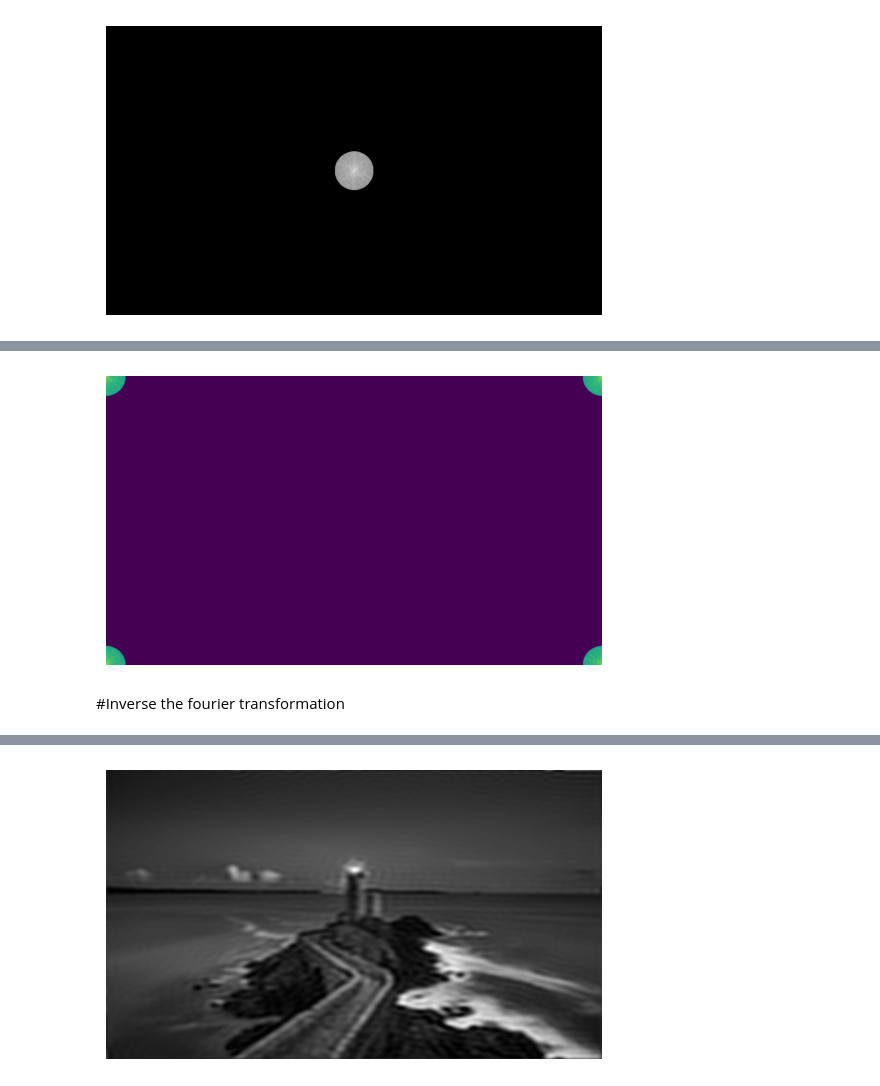
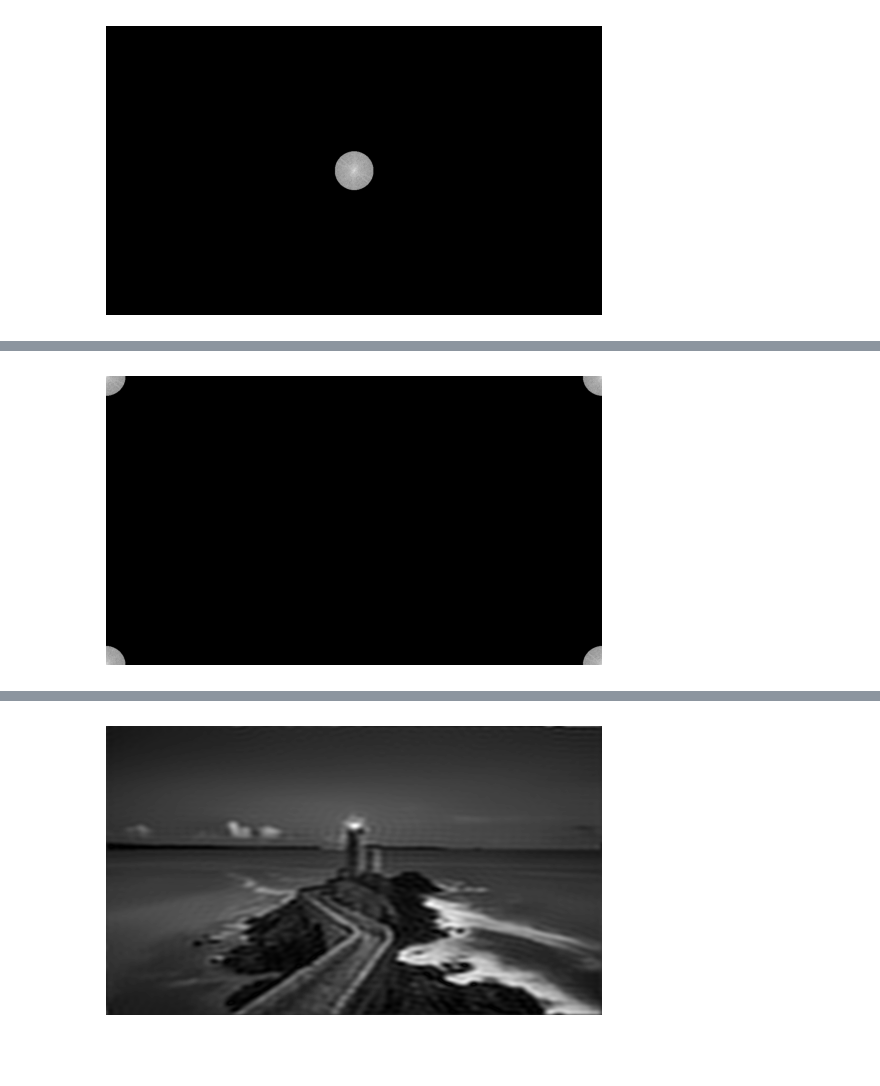
Before and after one commit to rahul-727/Computer-vision-lab-work, a Jupyter notebook: 2348544_CV_Lab_5.ipynb, the cells around one changed output, grey strips where cells are left out. Drawn from its saved outputs; the diff is of its cells as text; code cells hidden in the pictures; blank space fills up the shorter version.

```diff
--- a/2348544_CV_Lab_5.ipynb
+++ b/2348544_CV_Lab_5.ipynb
@@ -65,10 +94,7 @@ plt.show()
 # %%
 G = np.fft.ifftshift(Gshift)
-plt.imshow(np.log1p(np.abs(G))),
-cmap=('gray')
+plt.imshow(np.log1p(np.abs(G)), cmap='gray')
 plt.axis('off')
 plt.show()
 # %% [output]
-[figure, old version]
+[figure, new version]
-# %% [markdown]
-#Inverse the fourier transformation
```
Also changed, not shown: parts of 17 cells of this notebook.
